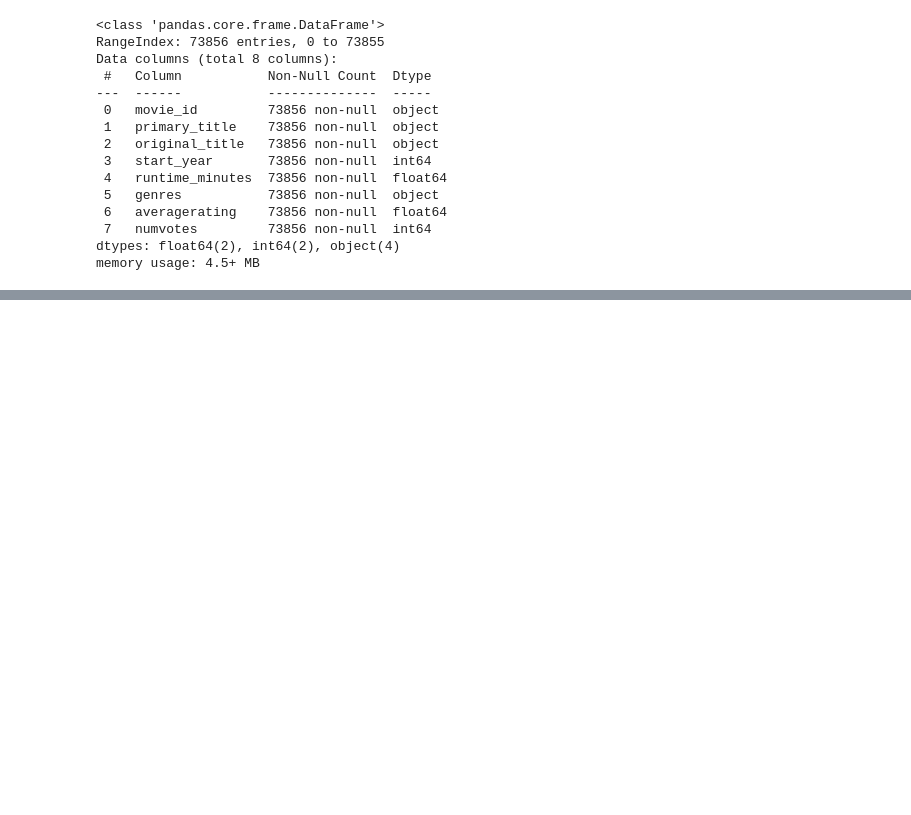
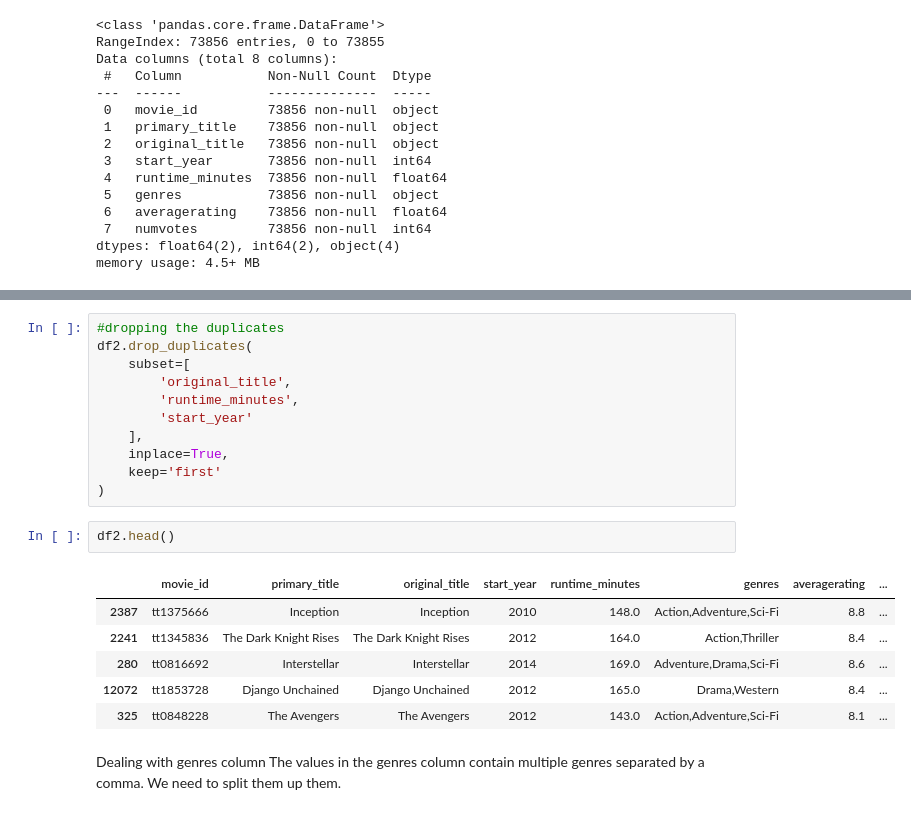
Before and after one commit to Kamaukaguru/dsc-phase-1-project-v2-4, a Jupyter notebook: student.ipynb, the cells around one changed output, grey strips where cells are left out. Saved outputs shown, nothing was run; the diff lists cells and outputs as text; blank space fills up the shorter version.

```diff
--- a/student.ipynb
+++ b/student.ipynb
@@ -398,0 +438,23 @@ memory usage: 4.5+ MB
+# %%
+#dropping the duplicates
+df2.drop_duplicates(
+    subset=[
+        'original_title',
+        'runtime_minutes',
+        'start_year'
+    ],
+    inplace=True,
+    keep='first'
+)
+# %%
+df2.head()
+# %% [output]
+|  | movie_id | primary_title | original_title | start_year | runtime_minutes | genres | averagerating | ... |
+| 2387 | tt1375666 | Inception | Inception | 2010 | 148.0 | Action,Adventure,Sci-Fi | 8.8 | ... |
+| 2241 | tt1345836 | The Dark Knight Rises | The Dark Knight Rises | 2012 | 164.0 | Action,Thriller | 8.4 | ... |
+| 280 | tt0816692 | Interstellar | Interstellar | 2014 | 169.0 | Adventure,Drama,Sci-Fi | 8.6 | ... |
+| 12072 | tt1853728 | Django Unchained | Django Unchained | 2012 | 165.0 | Drama,Western | 8.4 | ... |
+| 325 | tt0848228 | The Avengers | The Avengers | 2012 | 143.0 | Action,Adventure,Sci-Fi | 8.1 | ... |
+# %% [markdown]
+Dealing with genres column
+The values in the genres column contain multiple genres separated by a comma. We need to split them up them.
```
Also changed, not shown: parts of 10 cells of this notebook.
